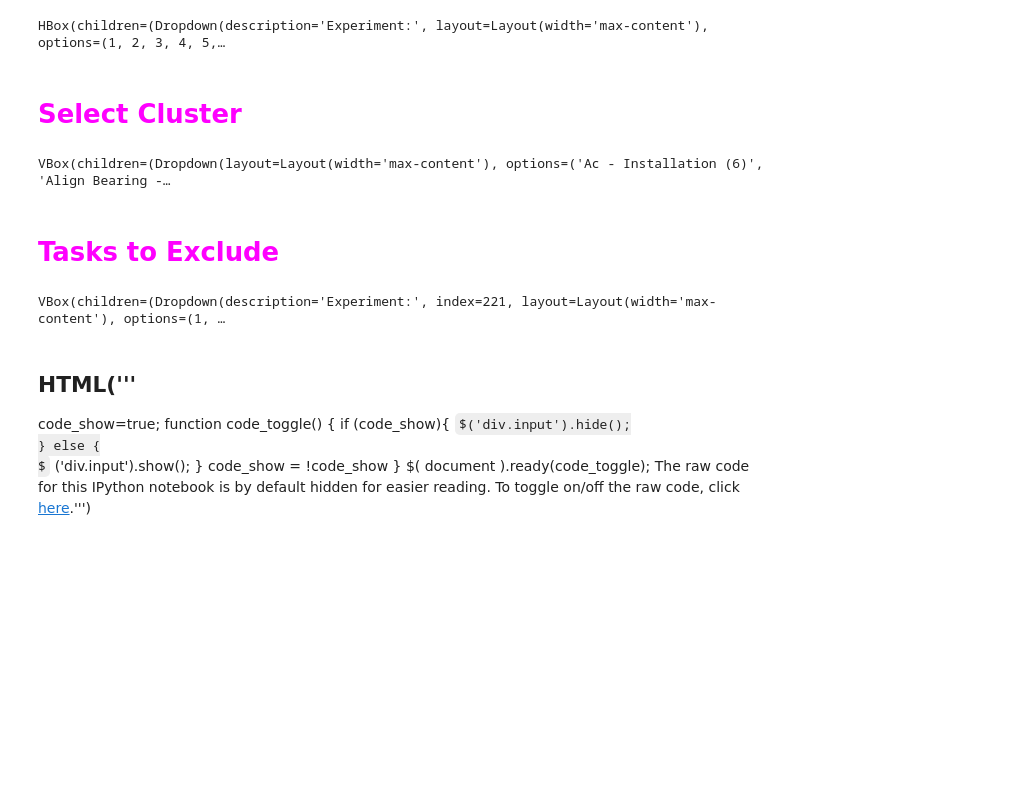
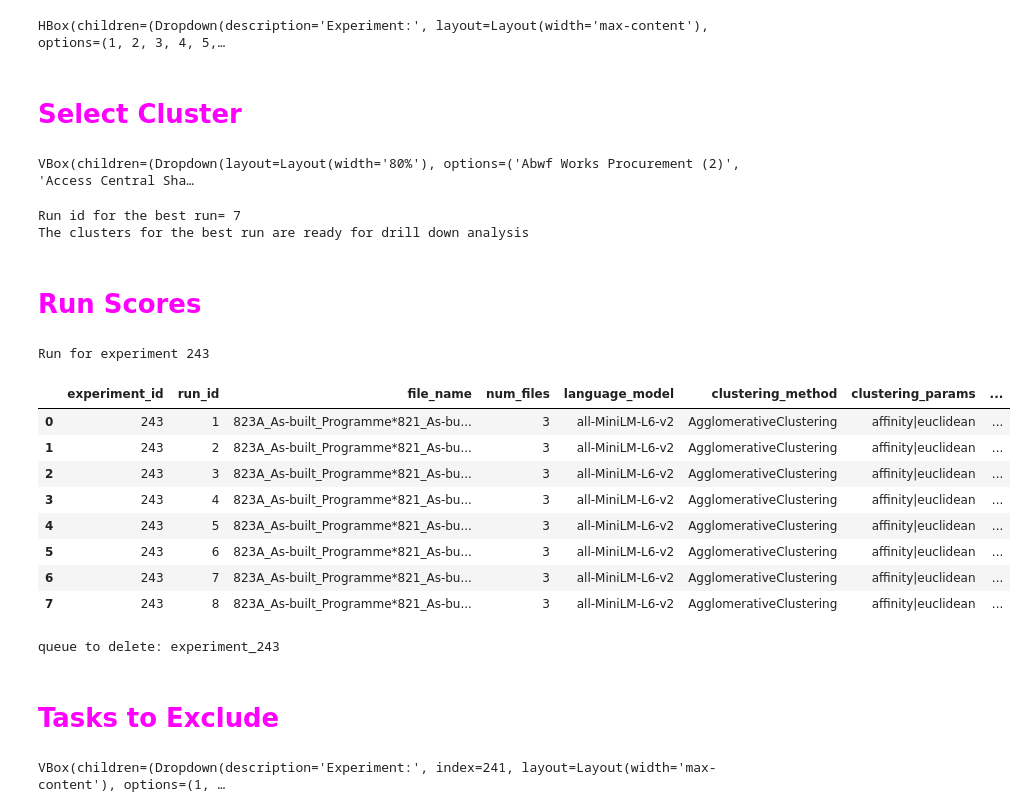
Before and after one commit to Foresight-Works/Cluster_Activities, a Jupyter notebook: researchUI.ipynb, the cells around one changed output. Drawn from its saved outputs; the diff is of its cells as text; code cells hidden in the pictures; some formulas as TeX source; blank space fills up the shorter version.

Commit message:
naming function

```diff
--- a/researchUI.ipynb
+++ b/researchUI.ipynb
@@ -659,27 +637,41 @@ HBox(children=(Dropdown(description='Experiment:', layout=Layout(width='max-cont
 # %%
 def get_tasks(b):
     experiment_id = experiments_dd.value
     collected_clusters = result_from_table(experiment_id)
     clusters = revise_key(collected_clusters)
     cluster_key = clusters_keys_dd.value
     print('Select cluster:', cluster_key)
     ids_names = clusters[cluster_key]
     ids_names = [' '.join(id_name) for id_name in ids_names]
     ids_names = '\n'.join(ids_names)
     with open('./tmp/names.txt', 'w') as f: f.write(ids_names)
 
 clusters_keys = open('./tmp/cluster_names.txt').read().split('\n')
 clusters_keys_dd=widgets.Dropdown(options=clusters_keys, value=clusters_keys[0],
-    style=style, layout={'width': 'max-content'})
+    style=style, layout={'width': '80%'})
 
 tasks_button = widgets.Button(description = "Tasks",style=style, layout={'width': 'max-content'})
 tasks_button.style.button_color = 'orange'
 tasks_button.on_click(get_tasks)
 display(HTML('<h1 style="color:magenta">Select Cluster</h1>'))
 VBox(children=[clusters_keys_dd, experiments_dd, tasks_button])
 # %% [output]
 Select Cluster
-VBox(children=(Dropdown(layout=Layout(width='max-content'), options=('Ac - Installation (6)', 'Align Bearing -…
+VBox(children=(Dropdown(layout=Layout(width='80%'), options=('Abwf Works Procurement (2)', 'Access Central Sha…
+Run id for the best run= 7
+The clusters for the best run are ready for drill down analysis
+Run Scores
+Run for experiment 243
+|  | experiment_id | run_id | file_name | num_files | language_model | clustering_method | clustering_params | ... |
+| 0 | 243 | 1 | 823A_As-built_Programme*821_As-bu... | 3 | all-MiniLM-L6-v2 | AgglomerativeClustering | affinity|euclidean | ... |
+| 1 | 243 | 2 | 823A_As-built_Programme*821_As-bu... | 3 | all-MiniLM-L6-v2 | AgglomerativeClustering | affinity|euclidean | ... |
+| 2 | 243 | 3 | 823A_As-built_Programme*821_As-bu... | 3 | all-MiniLM-L6-v2 | AgglomerativeClustering | affinity|euclidean | ... |
+| 3 | 243 | 4 | 823A_As-built_Programme*821_As-bu... | 3 | all-MiniLM-L6-v2 | AgglomerativeClustering | affinity|euclidean | ... |
+| 4 | 243 | 5 | 823A_As-built_Programme*821_As-bu... | 3 | all-MiniLM-L6-v2 | AgglomerativeClustering | affinity|euclidean | ... |
+| 5 | 243 | 6 | 823A_As-built_Programme*821_As-bu... | 3 | all-MiniLM-L6-v2 | AgglomerativeClustering | affinity|euclidean | ... |
+| 6 | 243 | 7 | 823A_As-built_Programme*821_As-bu... | 3 | all-MiniLM-L6-v2 | AgglomerativeClustering | affinity|euclidean | ... |
+| 7 | 243 | 8 | 823A_As-built_Programme*821_As-bu... | 3 | all-MiniLM-L6-v2 | AgglomerativeClustering | affinity|euclidean | ... |
+queue to delete: experiment_243
 # %%
 def cluster_stats_plots(b):
     cluster_key = clusters_keys_dd.value
@@ -774,8 +766,10 @@ def cluster_stats_plots(b):
 
 ids_names = [' '] + open('./tmp/names.txt').read().split('\n')
 layout={'width': 'max-content', 'height':'max-content'}
+rows_count = len(ids_names)
+if rows_count>20: rows_count = int(rows_count/2.5)
 ids_names_dd=widgets.SelectMultiple(options=ids_names, value=(ids_names[0], ' '),
-    style=style, layout=layout)
+style=style, layout=layout, rows = rows_count)
 button = widgets.Button(description = "Run RCF",style=style)
 button.style.button_color = 'yellow'
 button.on_click(cluster_stats_plots)
@@ -783,19 +777,4 @@ display(HTML('<h1 style="color:magenta">Tasks to Exclude</h1>'))
 VBox(children=[experiments_dd, ids_names_dd, button])
 # %% [output]
 Tasks to Exclude
-VBox(children=(Dropdown(description='Experiment:', index=221, layout=Layout(width='max-content'), options=(1, …
+VBox(children=(Dropdown(description='Experiment:', index=241, layout=Layout(width='max-content'), options=(1, …
-# %% [markdown]
-## HTML('''<script>
-code_show=true;
-function code_toggle() {
- if (code_show){
- $('div.input').hide();
- } else {
- $('div.input').show();
- }
- code_show = !code_show
-}
-$( document ).ready(code_toggle);
-</script>
-The raw code for this IPython notebook is by default hidden for easier reading.
-To toggle on/off the raw code, click <a href="javascript:code_toggle()">here</a>.''')
```
Also changed, not shown: parts of 4 cells of this notebook, 45 other files.
